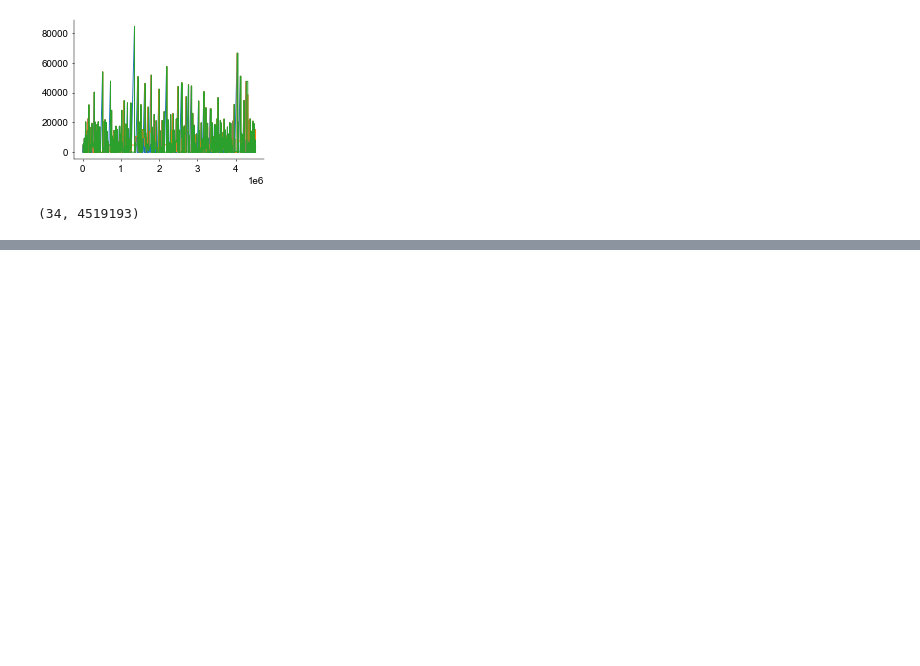
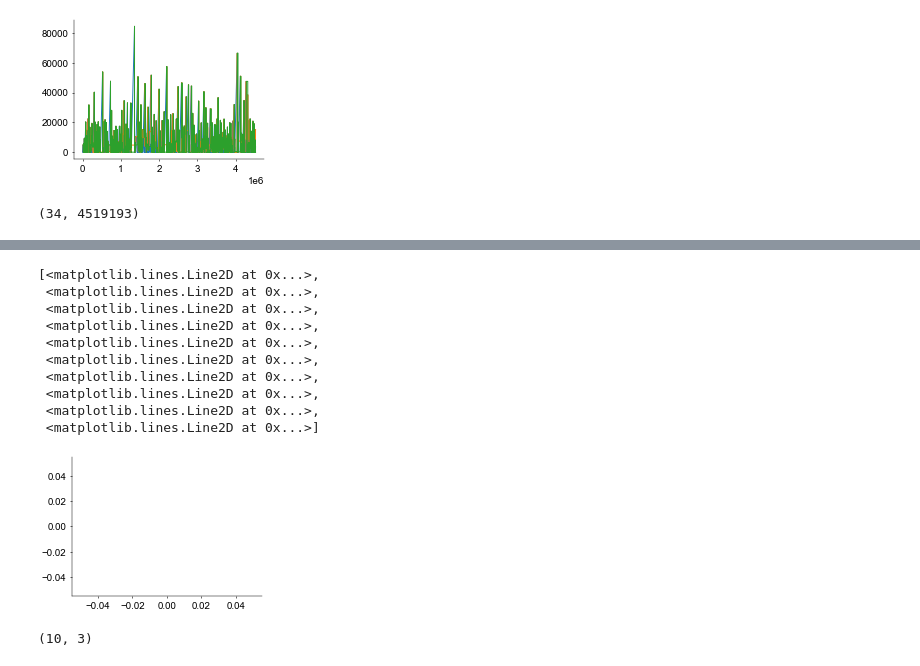
Before and after one commit to davindicode/nonparametric-nonrenewal-process, a Jupyter notebook: notebooks/CA_fit.ipynb, the cells around one changed output, grey strips where cells are left out. Cells and saved outputs as stored; diff of their text form; code cells hidden in the pictures; blank space fills up the shorter version.

```diff
--- a/notebooks/CA_fit.ipynb
+++ b/notebooks/CA_fit.ipynb
@@ -89,0 +208,22 @@ lib.inference.loaders.SpikeTrainLoader()
+# %%
+len_fx = 1.*np.ones((f_dims, x_dims))  # GP lengthscale
+var_f = 1.*np.ones(f_dims)  # observation noise
+kern = lib.GP.kernels.SquaredExponential(f_dims, variance=var_f, lengthscale=len_fx)
+mean_f = np.zeros(f_dims)
+
+
+### inducing points ###
+num_induc = 5
+induc_locs = jax.random.normal(prng_state, shape=(f_dims, num_induc, x_dims))
+prng_state, _ = jr.split(prng_state)
+
+
+u_mu = 1. + 0.*jax.random.normal(prng_state, shape=(f_dims, num_induc, 1))
+u_Lcov = 0.01*jnp.eye(num_induc)[None, ...].repeat(f_dims, axis=0)
+prng_state, _ = jr.split(prng_state)
+
+
+svgp = lib.GP.sparse.qSVGP(kern, mean_f, induc_locs, u_mu, u_Lcov, RFF_num_feats=0)
+
+Kzz = svgp.kernel.K(svgp.induc_locs, None, False)
+lambda_1, chol_Lambda_2 = lib.GP.sparse.t_from_q_svgp_moments(Kzz, u_mu, u_Lcov)
@@ -90,3 +233,42 @@ lib.inference.loaders.SpikeTrainLoader()
+# %%
+ts = 100
+
+timestamps = jnp.linspace(0., 1., ts)
+
+### observed covariates ###
+x_eval = jnp.linspace(-2., 2., ts)[:, None]
+#x_eval = jnp.broadcast_to(x_eval, (num_samps, 1, ts, x_dims - z_dims))
+
+
+x_samples = x_mdl.sample_prior(prng_state, num_samps, timestamps, x_eval, jitter)
+
+xp_samples, KL = x_mdl.sample_posterior(prng_state, num_samps, timestamps, x_eval, jitter, True)
+# %%
+plt.plot(xp_samples[:, :, 1].T)
+# %% [output]
+[<matplotlib.lines.Line2D at 0x...>,
+ <matplotlib.lines.Line2D at 0x...>,
+ <matplotlib.lines.Line2D at 0x...>,
+ <matplotlib.lines.Line2D at 0x...>,
+ <matplotlib.lines.Line2D at 0x...>,
+ <matplotlib.lines.Line2D at 0x...>,
+ <matplotlib.lines.Line2D at 0x...>,
+ <matplotlib.lines.Line2D at 0x...>,
+ <matplotlib.lines.Line2D at 0x...>,
+ <matplotlib.lines.Line2D at 0x...>]
+[figure, added]
+# %%
+y = (np.random.randn(1, neurons, ts) > 3.).astype(float)
+ini_Y = jnp.zeros((num_samps, neurons, filter_length))
+
+pre_rates_mean, pre_rates_cov = glm_mdl.evaluate_pre_conditional_rate(
+    prng_state, x_samples[:, None, ...], jnp.concatenate((ini_Y, y.repeat(num_samps, axis=0)), axis=-1), jitter)
+
+
+y_samples, f_filtered = glm_mdl.sample_prior(
+    prng_state, num_samps, x_samples[:, None, ...], ini_Y=ini_Y, jitter=jitter)
+# %% [output]
+(10, 3)
 # %%
 from scipy.signal import hilbert
 
```
Also changed, not shown: parts of 18 cells of this notebook, 7 other files.
